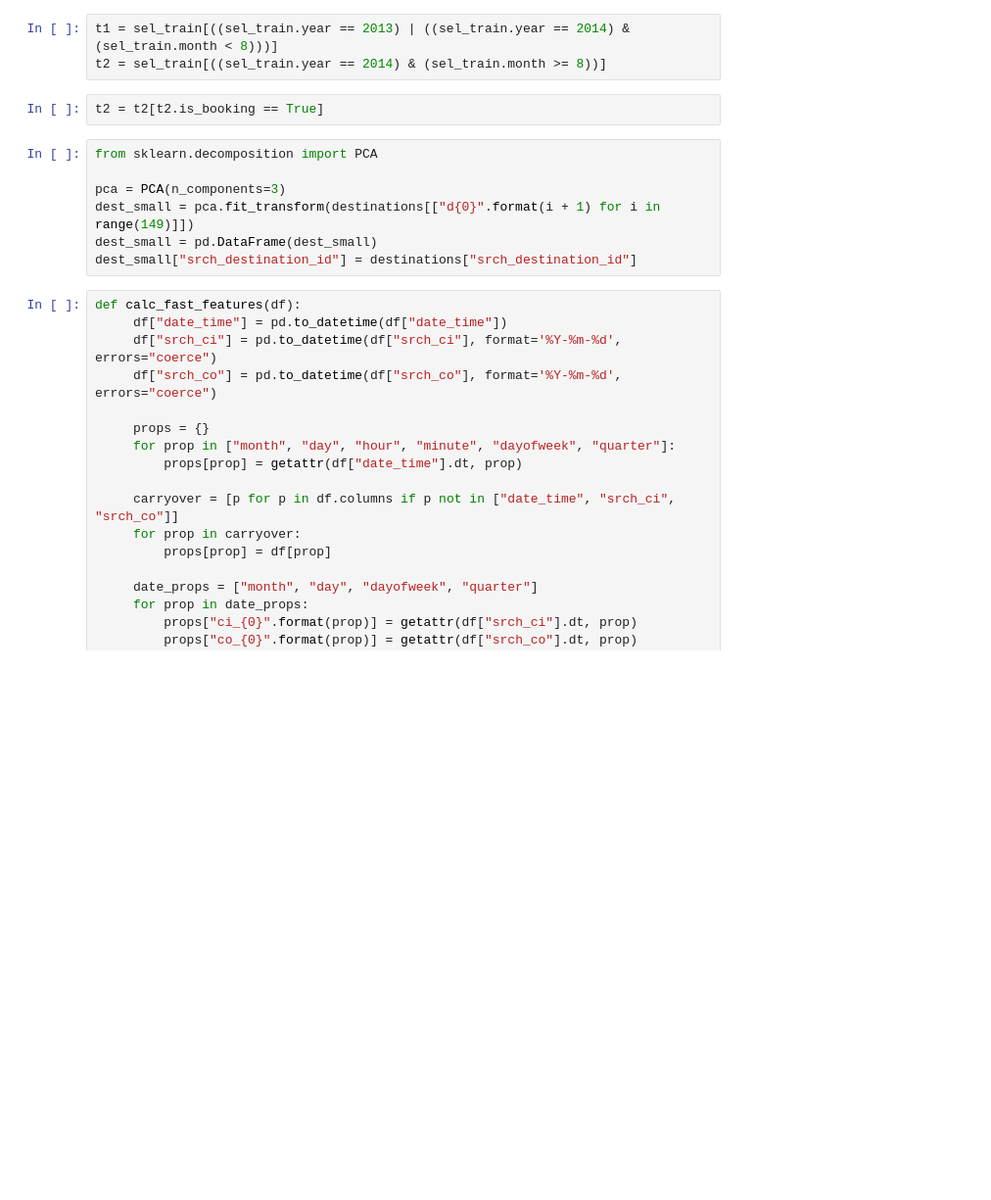
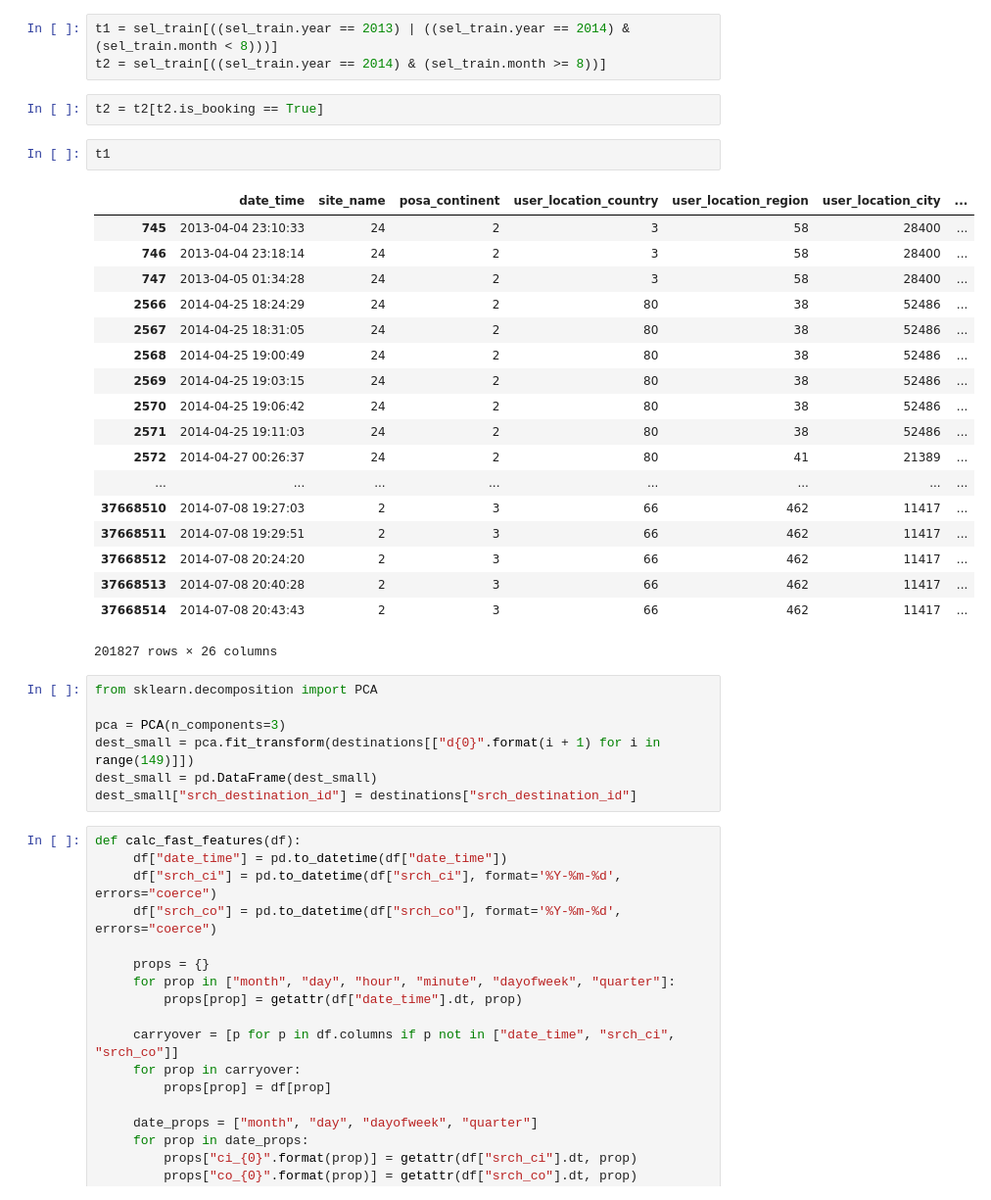
Before and after one commit to knshiro/kaggle-expedia, a Jupyter notebook: kaggle-expedia.ipynb, the cells around one changed output. Shown at 98% size. Saved outputs shown, nothing was run; the diff lists cells and outputs as text; blank space fills up the shorter version.

```diff
--- a/kaggle-expedia.ipynb
+++ b/kaggle-expedia.ipynb
@@ -20,6 +41,27 @@ t1 = sel_train[((sel_train.year == 2013) | ((sel_train.year == 2014) & (sel_trai
 t2 = sel_train[((sel_train.year == 2014) & (sel_train.month >= 8))]
 # %%
 t2 = t2[t2.is_booking == True]
+# %%
+t1
+# %% [output]
+|  | date_time | site_name | posa_continent | user_location_country | user_location_region | user_location_city | ... |
+| 745 | 2013-04-04 23:10:33 | 24 | 2 | 3 | 58 | 28400 | ... |
+| 746 | 2013-04-04 23:18:14 | 24 | 2 | 3 | 58 | 28400 | ... |
+| 747 | 2013-04-05 01:34:28 | 24 | 2 | 3 | 58 | 28400 | ... |
+| 2566 | 2014-04-25 18:24:29 | 24 | 2 | 80 | 38 | 52486 | ... |
+| 2567 | 2014-04-25 18:31:05 | 24 | 2 | 80 | 38 | 52486 | ... |
+| 2568 | 2014-04-25 19:00:49 | 24 | 2 | 80 | 38 | 52486 | ... |
+| 2569 | 2014-04-25 19:03:15 | 24 | 2 | 80 | 38 | 52486 | ... |
+| 2570 | 2014-04-25 19:06:42 | 24 | 2 | 80 | 38 | 52486 | ... |
+| 2571 | 2014-04-25 19:11:03 | 24 | 2 | 80 | 38 | 52486 | ... |
+| 2572 | 2014-04-27 00:26:37 | 24 | 2 | 80 | 41 | 21389 | ... |
+| ... | ... | ... | ... | ... | ... | ... | ... |
+| 37668510 | 2014-07-08 19:27:03 | 2 | 3 | 66 | 462 | 11417 | ... |
+| 37668511 | 2014-07-08 19:29:51 | 2 | 3 | 66 | 462 | 11417 | ... |
+| 37668512 | 2014-07-08 20:24:20 | 2 | 3 | 66 | 462 | 11417 | ... |
+| 37668513 | 2014-07-08 20:40:28 | 2 | 3 | 66 | 462 | 11417 | ... |
+| 37668514 | 2014-07-08 20:43:43 | 2 | 3 | 66 | 462 | 11417 | ... |
+201827 rows × 26 columns
 # %%
 from sklearn.decomposition import PCA
 
```
Also changed, not shown: parts of 7 cells of this notebook.
